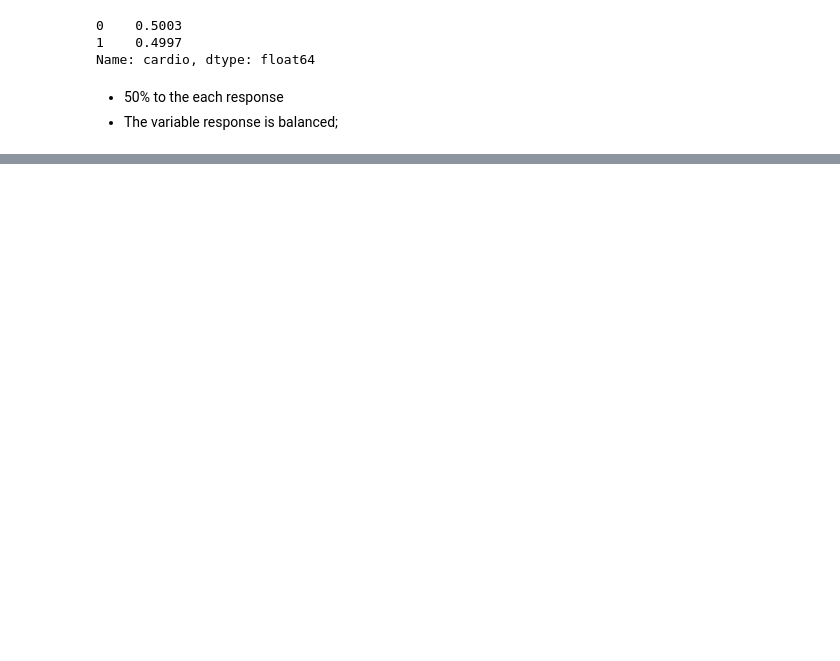
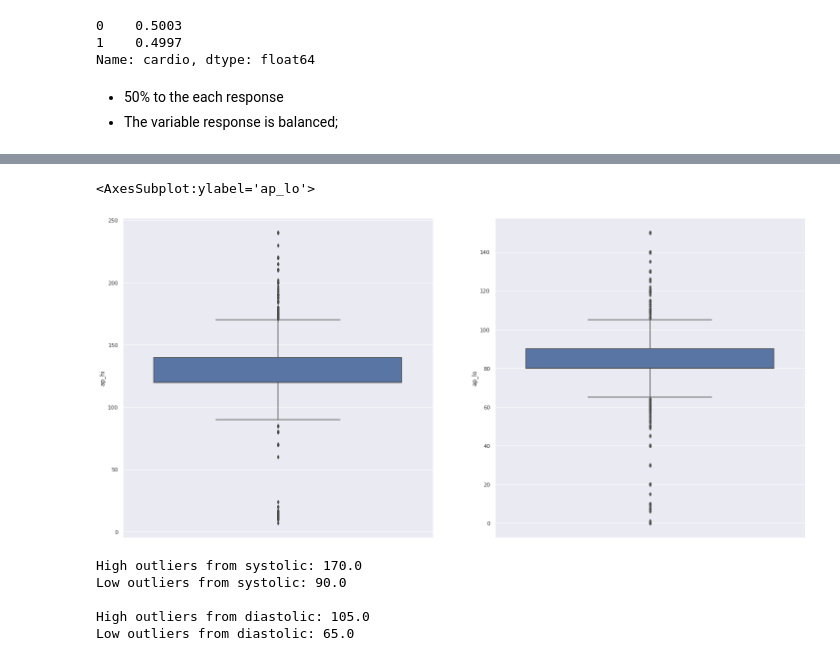
Before and after one commit to tadeucbm/cardio_catch_diseases, a Jupyter notebook: cardio_catch_diseases.ipynb, the cells around one changed output, grey strips where cells are left out. Cells and saved outputs as stored; diff of their text form; code cells hidden in the pictures; blank space fills up the shorter version.

```diff
--- a/cardio_catch_diseases.ipynb
+++ b/cardio_catch_diseases.ipynb
@@ -148,0 +208,6 @@ sns.countplot(x='age', data=df2)
+# %%
+low_bmi = df2[df2['bmi'] < 12]
+high_bmi = df2[df2['bmi'] > 80]
+
+df2 = df2.drop(low_bmi.index, axis=0).copy()
+df2 = df2.drop(high_bmi.index, axis=0).copy()
@@ -148,0 +220,33 @@ sns.countplot(x='age', data=df2)
+# %%
+# pre filtering -> filtering values without sense
+df2 = df2.drop(df2[(df2['ap_hi'] > 250) | (df2['ap_hi'] < 0)].index)
+df2 = df2.drop(df2[(df2['ap_lo'] > 150) | (df2['ap_lo'] < 0)].index)
+# %%
+plt.subplot(1, 2, 1)
+sns.boxplot(y='ap_hi', data=df2)
+
+plt.subplot(1, 2, 2)
+sns.boxplot(y='ap_lo', data=df2)
+# %% [output]
+<AxesSubplot:ylabel='ap_lo'>
+[figure, added]
+# %%
+high_outlier_hi = df2['ap_hi'].quantile([0.75]) + (df2['ap_hi'].quantile([0.75]).values - df2['ap_hi'].quantile([0.25]).values) * 1.5
+low_outlier_hi = df2['ap_hi'].quantile([0.25]) - (df2['ap_hi'].quantile([0.75]).values - df2['ap_hi'].quantile([0.25]).values) * 1.5
+
+high_outlier_lo = df2['ap_lo'].quantile([0.75]) + (df2['ap_lo'].quantile([0.75]).values - df2['ap_lo'].quantile([0.25]).values) * 1.5
+low_outlier_lo = df2['ap_lo'].quantile([0.25]) - (df2['ap_lo'].quantile([0.75]).values - df2['ap_lo'].quantile([0.25]).values) * 1.5
+
+print('High outliers from systolic: {}'.format(high_outlier_hi.values[0]))
+print('Low outliers from systolic: {}'.format(low_outlier_hi.values[0]))
+
+print()
+
+print('High outliers from diastolic: {}'.format(high_outlier_lo.values[0]))
+print('Low outliers from diastolic: {}'.format(low_outlier_lo.values[0]))
+# %% [output]
+High outliers from systolic: 170.0
+Low outliers from systolic: 90.0
+
+High outliers from diastolic: 105.0
+Low outliers from diastolic: 65.0
```
Also changed, not shown: parts of 30 cells of this notebook, 1 other file.
